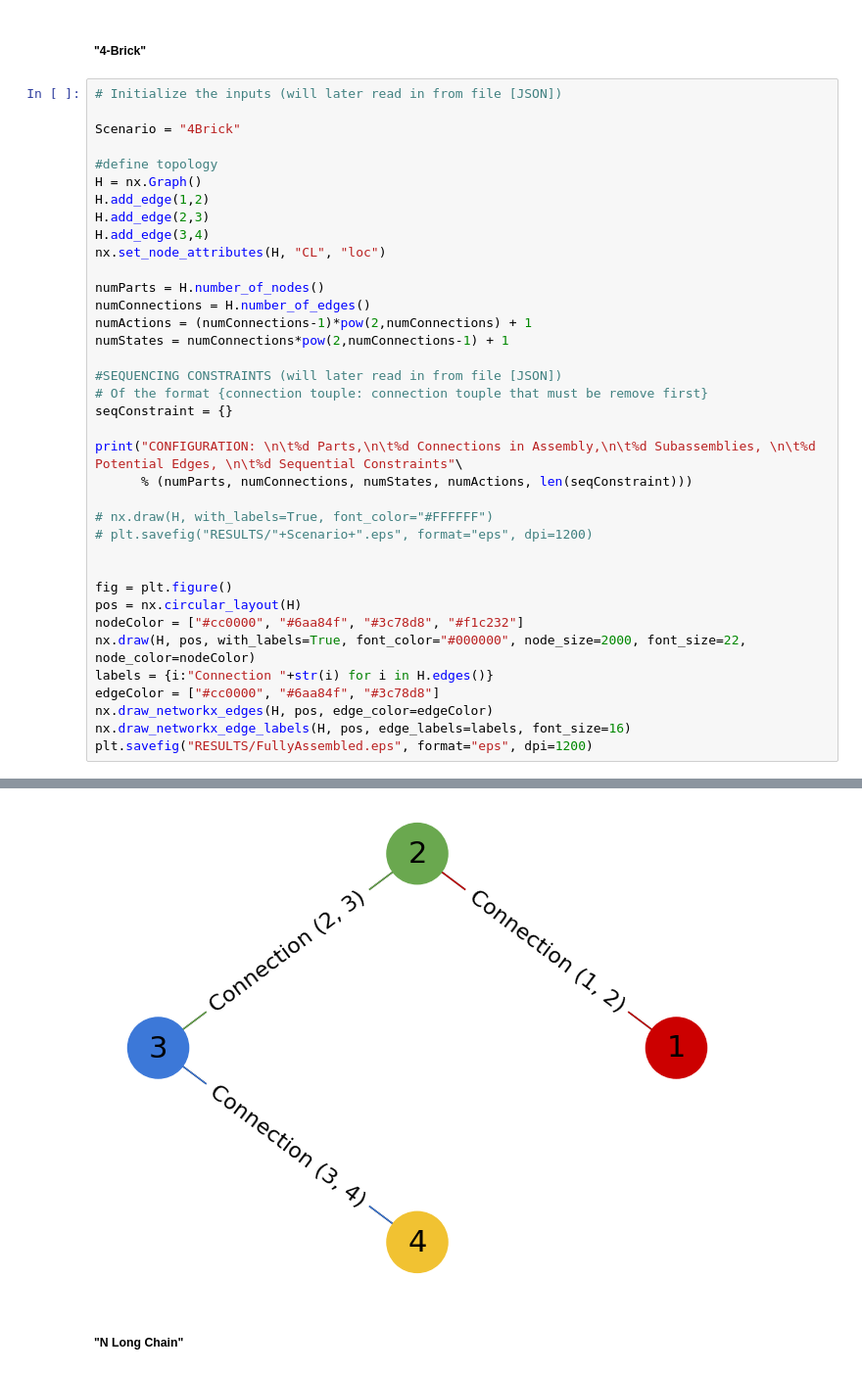
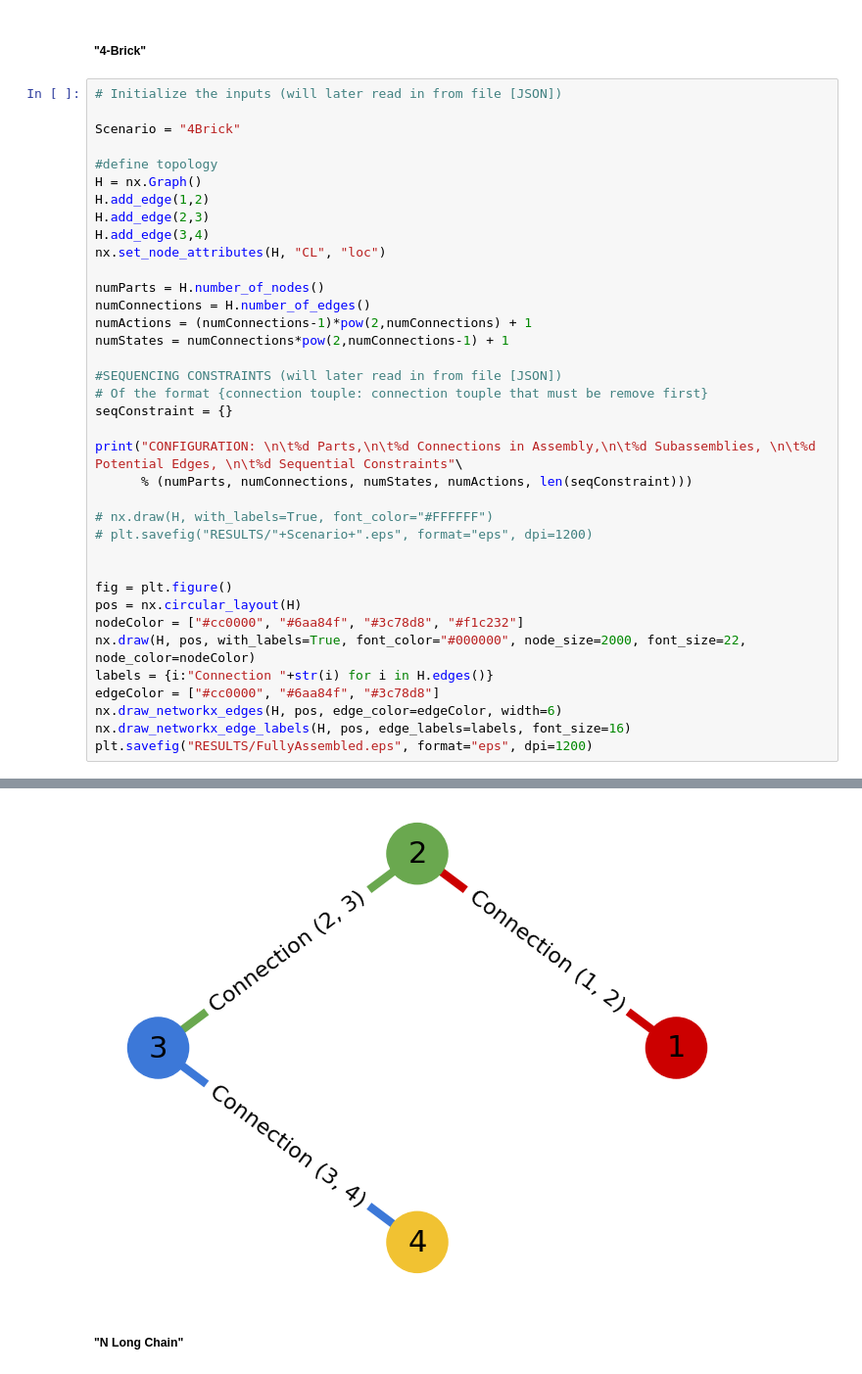
Before and after one commit to labicon/ORASP-Code, a Jupyter notebook: Plot Maker.ipynb, the cells around one changed output, grey strips where cells are left out. Shown at 98% size. Saved outputs shown, nothing was run; the diff lists cells and outputs as text.

```diff
--- a/Plot Maker.ipynb
+++ b/Plot Maker.ipynb
@@ -701,35 +701,35 @@ numParts = H.number_of_nodes()
 numConnections = H.number_of_edges()
 numActions = (numConnections-1)*pow(2,numConnections) + 1
 numStates = numConnections*pow(2,numConnections-1) + 1
 
 #SEQUENCING CONSTRAINTS (will later read in from file [JSON])
 # Of the format {connection touple: connection touple that must be remove first}
 seqConstraint = {}
 
 print("CONFIGURATION: \n\t%d Parts,\n\t%d Connections in Assembly,\n\t%d Subassemblies, \n\t%d Potential Edges, \n\t%d Sequential Constraints"\
       % (numParts, numConnections, numStates, numActions, len(seqConstraint)))
 
 # nx.draw(H, with_labels=True, font_color="#FFFFFF")
 # plt.savefig("RESULTS/"+Scenario+".eps", format="eps", dpi=1200)
 
 
 fig = plt.figure()
 pos = nx.circular_layout(H)
 nodeColor = ["#cc0000", "#6aa84f", "#3c78d8", "#f1c232"]
 nx.draw(H, pos, with_labels=True, font_color="#000000", node_size=2000, font_size=22, node_color=nodeColor)
 labels = {i:"Connection "+str(i) for i in H.edges()}
 edgeColor = ["#cc0000", "#6aa84f", "#3c78d8"]
-nx.draw_networkx_edges(H, pos, edge_color=edgeColor)
+nx.draw_networkx_edges(H, pos, edge_color=edgeColor, width=6)
 nx.draw_networkx_edge_labels(H, pos, edge_labels=labels, font_size=16)
 plt.savefig("RESULTS/FullyAssembled.eps", format="eps", dpi=1200)
 # %% [output]
 CONFIGURATION:
         4 Parts,
         3 Connections in Assembly,
         13 Subassemblies,
         17 Potential Edges,
         0 Sequential Constraints
-[figure, old version]
+[figure, new version]
 # %% [markdown]
 ##### "N Long Chain"
 # %%
```
Also changed, not shown: parts of 6 cells of this notebook, 40 other files.
